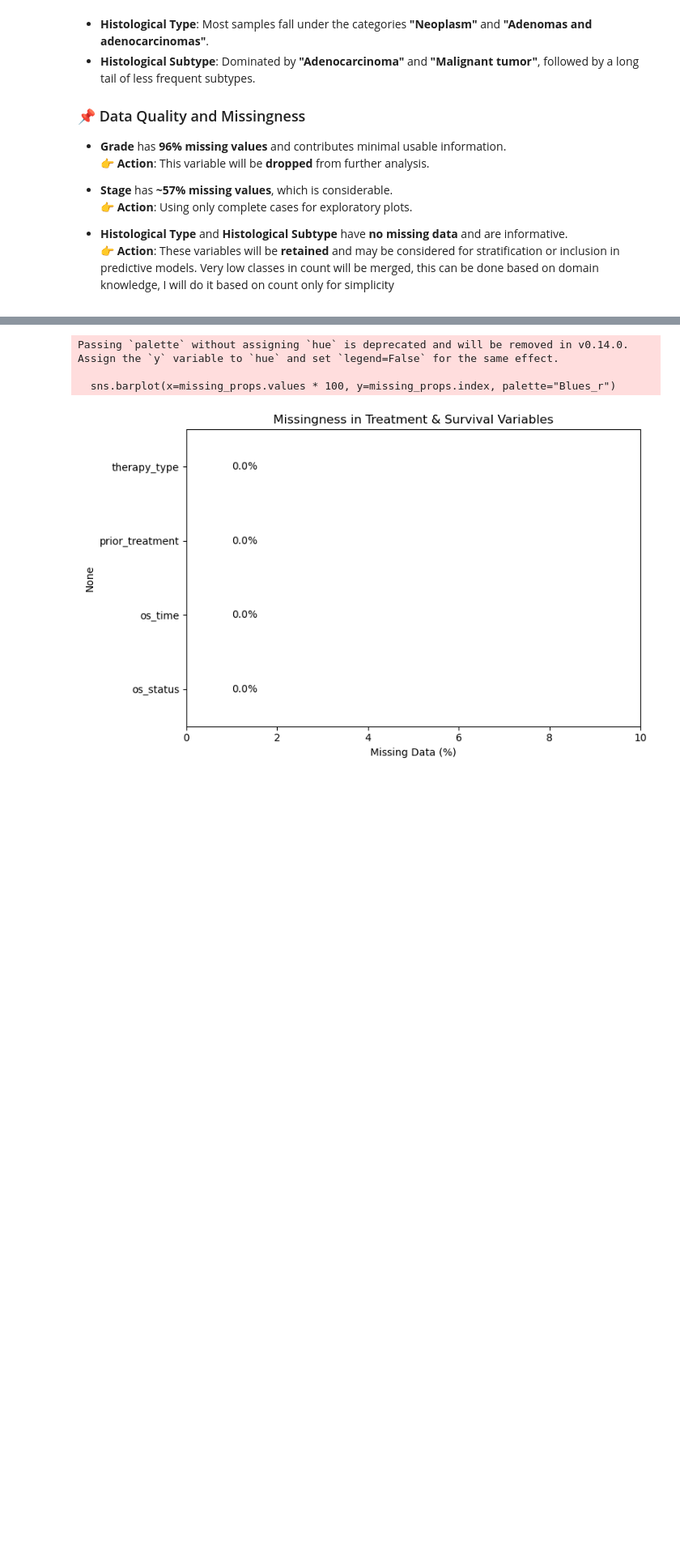
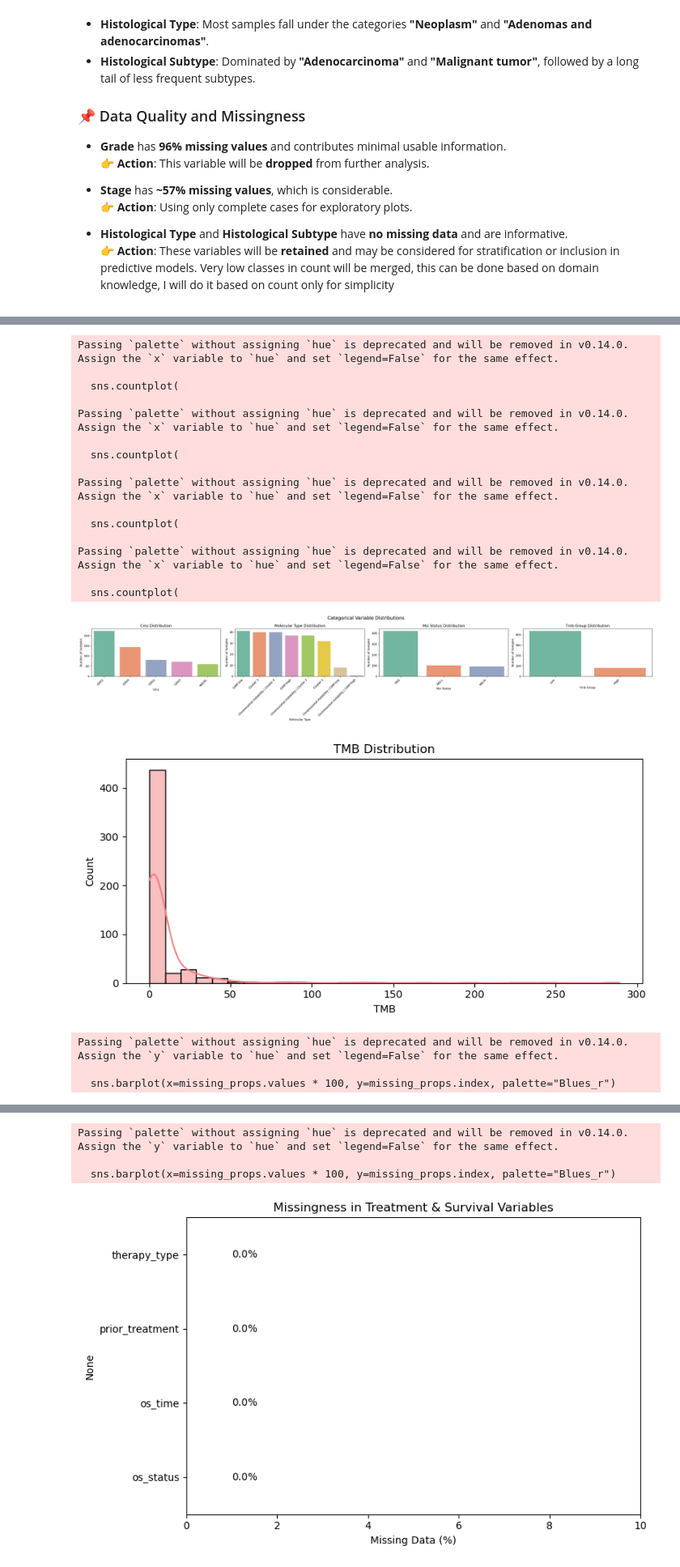
Before and after one commit to RandFa/CRC_cancer, a Jupyter notebook: notebooks/EDA.ipynb, the cells around one changed output, grey strips where cells are left out. Shown at 81% size. Cells and saved outputs as stored; diff of their text form; code cells hidden in the pictures; blank space fills up the shorter version.

```diff
--- a/notebooks/EDA.ipynb
+++ b/notebooks/EDA.ipynb
@@ -1010,16 +1069,16 @@ Passing `palette` without assigning `hue` is deprecated and will be removed in v
 # %%
 # dropping grade
-metadata_df = metadata_df.drop(['grade'], axis=1)
+cancer_df = cancer_df.drop(['grade'], axis=1)
 
 # Merge rare subtypes into 'Other'
-subtype_counts = metadata_df['histological_subtype'].value_counts()
+subtype_counts = cancer_df['histological_subtype'].value_counts()
 rare_subtypes = subtype_counts[subtype_counts < 100].index
 
-metadata_df['histological_subtype'] = metadata_df['histological_subtype'].replace(rare_subtypes, 'Other')
+cancer_df['histological_subtype'] = cancer_df['histological_subtype'].replace(rare_subtypes, 'Other')
 
 
 # Merge rare types into 'Other'
 subtype_counts = metadata_df['histological_type'].value_counts()
 rare_subtypes = subtype_counts[subtype_counts < 100].index
 
-metadata_df['histological_type'] = metadata_df['histological_type'].replace(rare_subtypes, 'Other')
+cancer_df['histological_type'] = cancer_df['histological_type'].replace(rare_subtypes, 'Other')
@@ -1165,0 +1085,28 @@ Passing `palette` without assigning `hue` is deprecated and will be removed in v
+# %%
+# Molecular classification columns
+molecular_categorical = ['cms', 'molecular_type', 'msi_status', 'tmb_group']
+molecular_continuous = ['tmb']
+plot_categorical_distributions(cancer_df, molecular_categorical)
+plot_continuous_distributions(cancer_df, molecular_continuous)
+plot_missingness(cancer_df, molecular_categorical+molecular_continuous)
+# %% [output]
+Passing `palette` without assigning `hue` is deprecated and will be removed in v0.14.0. Assign the `x` variable to `hue` and set `legend=False` for the same effect.
+
+  sns.countplot(
+
+Passing `palette` without assigning `hue` is deprecated and will be removed in v0.14.0. Assign the `x` variable to `hue` and set `legend=False` for the same effect.
+
+  sns.countplot(
+
+Passing `palette` without assigning `hue` is deprecated and will be removed in v0.14.0. Assign the `x` variable to `hue` and set `legend=False` for the same effect.
+
+  sns.countplot(
+
+Passing `palette` without assigning `hue` is deprecated and will be removed in v0.14.0. Assign the `x` variable to `hue` and set `legend=False` for the same effect.
+
+  sns.countplot(
+[figure, added]
+[figure, added]
+Passing `palette` without assigning `hue` is deprecated and will be removed in v0.14.0. Assign the `y` variable to `hue` and set `legend=False` for the same effect.
+
+  sns.barplot(x=missing_props.values * 100, y=missing_props.index, palette="Blues_r")
```
Also changed, not shown: parts of 17 cells of this notebook, 2 other files.
